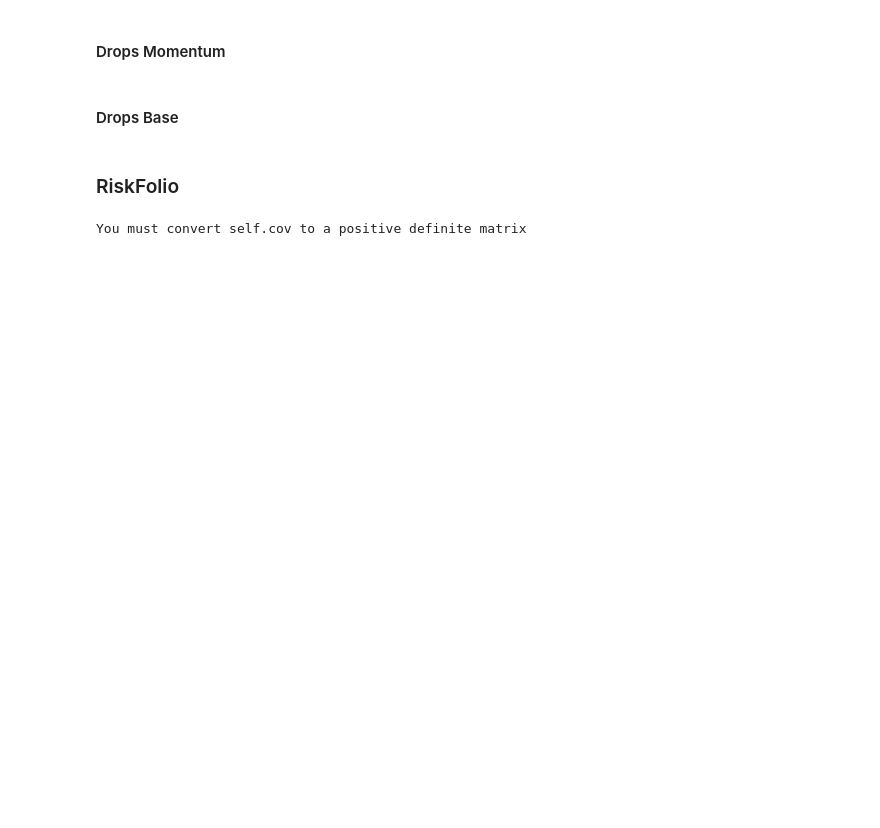
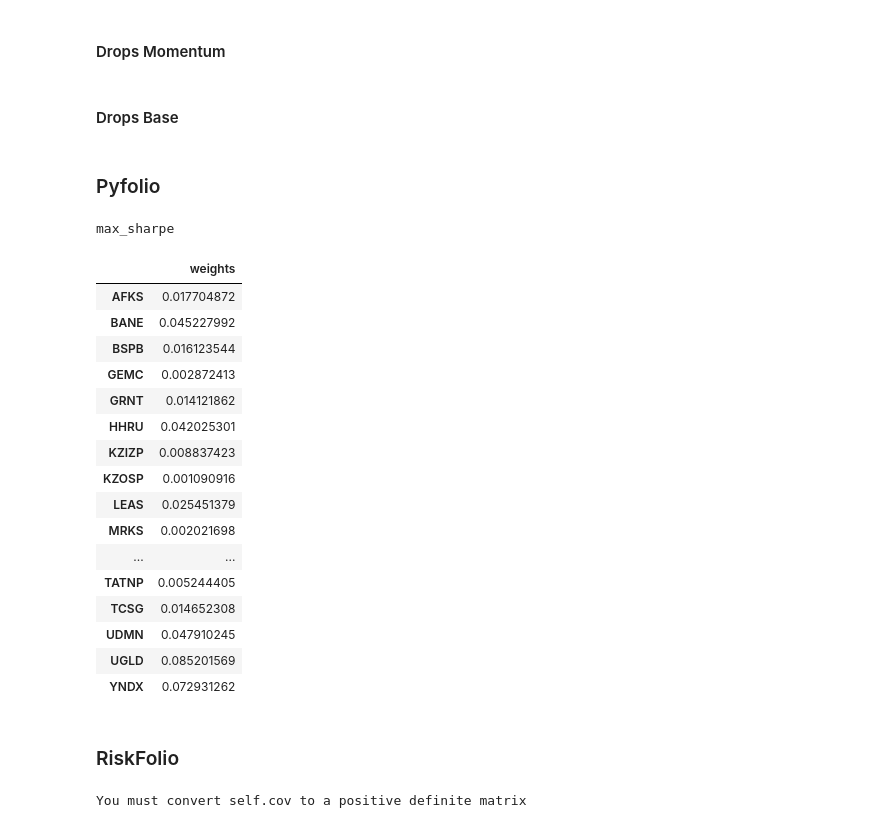
Before and after one commit to s-agapov/QuantMod, a Jupyter notebook: TP/Shares/05-Tink Momentum.ipynb, the cells around one changed output. Saved outputs shown, nothing was run; the diff lists cells and outputs as text; code cells hidden in the pictures; blank space fills up the shorter version.

```diff
--- a/TP/Shares/05-Tink Momentum.ipynb
+++ b/TP/Shares/05-Tink Momentum.ipynb
@@ -207,6 +215,45 @@ drops = ['FIVE']
 columns = [x for x in dfp.columns if x not in drops]
 
 dfp = dfp[columns]
+# %% [markdown]
+### Pyfolio
+# %%
+lookback = 90
+df_period = dfp[-lookback:]
+
+
+ef = calc_frontier(df_period, "ledoit_wolf",  "ema_historical_return", span = 150, shorts = False)
+#ef = calc_frontier(df_period, 'semicovariance', "ema_historical_return")
+
+
+#opt_method = "efficient_risk"
+opt_method = 'max_sharpe'
+
+if opt_method == 'max_sharpe':
+    dfw = calc_weights(ef, opt_method, 0)
+else:
+    dfw = calc_weights(ef, opt_method, 0.25)
+print(opt_method)
+dfw
+# %% [output]
+max_sharpe
+|  | weights |
+| AFKS | 0.017704872 |
+| BANE | 0.045227992 |
+| BSPB | 0.016123544 |
+| GEMC | 0.002872413 |
+| GRNT | 0.014121862 |
+| HHRU | 0.042025301 |
+| KZIZP | 0.008837423 |
+| KZOSP | 0.001090916 |
+| LEAS | 0.025451379 |
+| MRKS | 0.002021698 |
+| ... | ... |
+| TATNP | 0.005244405 |
+| TCSG | 0.014652308 |
+| UDMN | 0.047910245 |
+| UGLD | 0.085201569 |
+| YNDX | 0.072931262 |
 # %% [markdown]
 ### RiskFolio
 # %%
```
Also changed, not shown: parts of 8 cells of this notebook, 9 other files.
